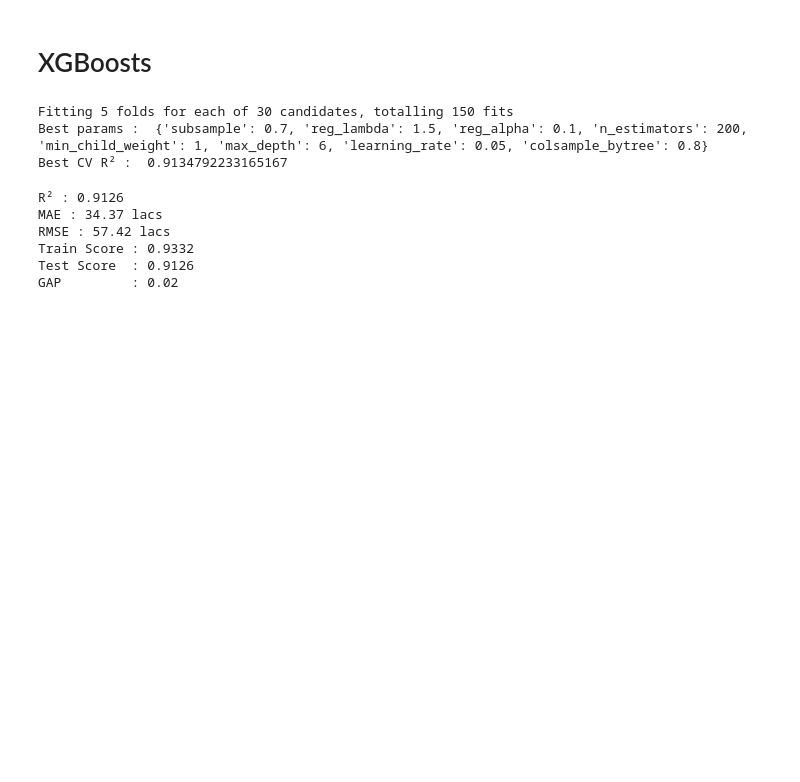
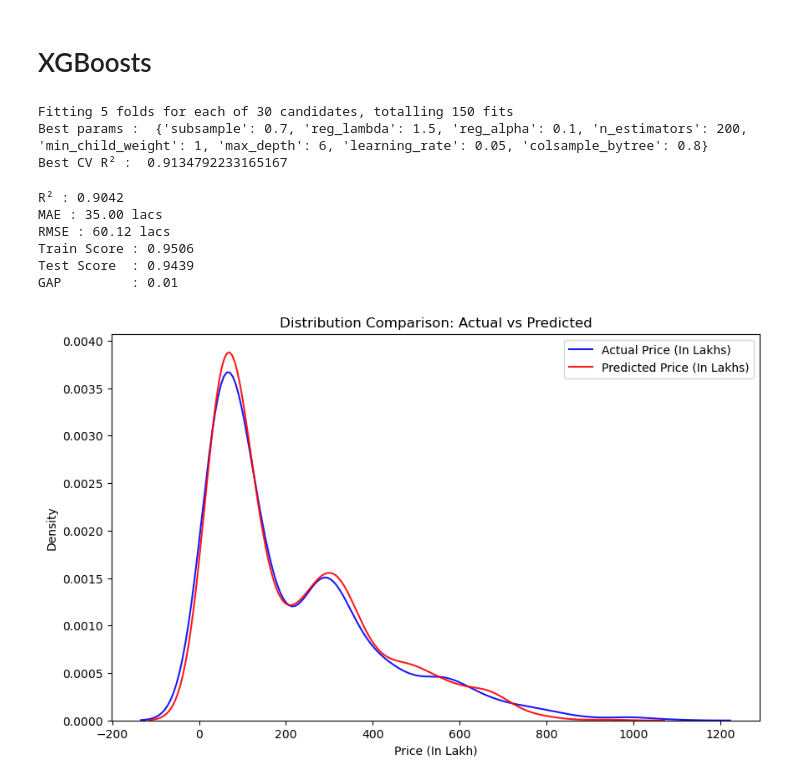
Before and after one commit to Shivam-vachhani/Kaggle_Projects, a Jupyter notebook: House_price_pred/Ahmedabad_House_price_pridiction.ipynb, the cells around one changed output. Cells and saved outputs as stored; diff of their text form; code cells hidden in the pictures; blank space fills up the shorter version.

Commit message:
compare models and save best model

```diff
--- a/House_price_pred/Ahmedabad_House_price_pridiction.ipynb
+++ b/House_price_pred/Ahmedabad_House_price_pridiction.ipynb
@@ -806,28 +806,50 @@ xgb_best = XGBRegressor(
     colsample_bytree = 0.8
 )
 
-xgb_best.fit(X_train,y_train)
+y_train_log = np.log1p(y_train)
+y_test_log = np.log1p(y_test)
+
+xgb_best.fit(X_train,y_train_log)
+
 # xgb_best = xgb_random.best_estimator_
-y_pred3 = xgb_best.predict(X_test)
+y_pred_log = xgb_best.predict(X_test)
 
-r2 = r2_score(y_test,y_pred3)
-mae = mean_absolute_error(y_test,y_pred3)
-rmse = np.sqrt(mean_squared_error(y_test,y_pred3))
+y_pred4 = np.expm1(y_pred_log)
+
+r2 = r2_score(y_test,y_pred4)
+mae = mean_absolute_error(y_test,y_pred4)
+rmse = np.sqrt(mean_squared_error(y_test,y_pred4))
 
 print(f"R² : {r2:.4f}")
 print(f"MAE : {mae:.2f} lacs")
 print(f"RMSE : {rmse:.2f} lacs")
 
-train3 = xgb_best.score(X_train,y_train)
-test3 =  xgb_best.score(X_test,y_test)
+train3 = xgb_best.score(X_train,y_train_log)
+test3 =  xgb_best.score(X_test,y_test_log)
 
 print(f"Train Score : {train3:.4f}")
 print(f"Test Score  : {test3:.4f}")
-print(f"GAP         : {train3 - test_r2:.2f}")
+print(f"GAP         : {train3 - test3:.2f}")
 # %% [output]
-R² : 0.9126
-MAE : 34.37 lacs
-RMSE : 57.42 lacs
-Train Score : 0.9332
-Test Score  : 0.9126
-GAP         : 0.02
+R² : 0.9042
+MAE : 35.00 lacs
+RMSE : 60.12 lacs
+Train Score : 0.9506
+Test Score  : 0.9439
+GAP         : 0.01
+# %%
+plt.figure(figsize=(10, 6))
+
+# Plotting the Distribution of Actual Prices
+sns.kdeplot(y_test, label="Actual Price (In Lakhs)", color="blue", alpha=0.9)
+
+# Plotting the Distribution of Predicted Prices
+sns.kdeplot(y_pred4, label="Predicted Price (In Lakhs)", color="red", alpha=0.9)
+
+plt.title("Distribution Comparison: Actual vs Predicted")
+plt.xlabel("Price (In Lakh)")
+plt.ylabel("Density")
+plt.legend()
+plt.show()
+# %% [output]
+[figure, added]
```
Also changed, not shown: parts of 10 cells of this notebook, 1 other file.
